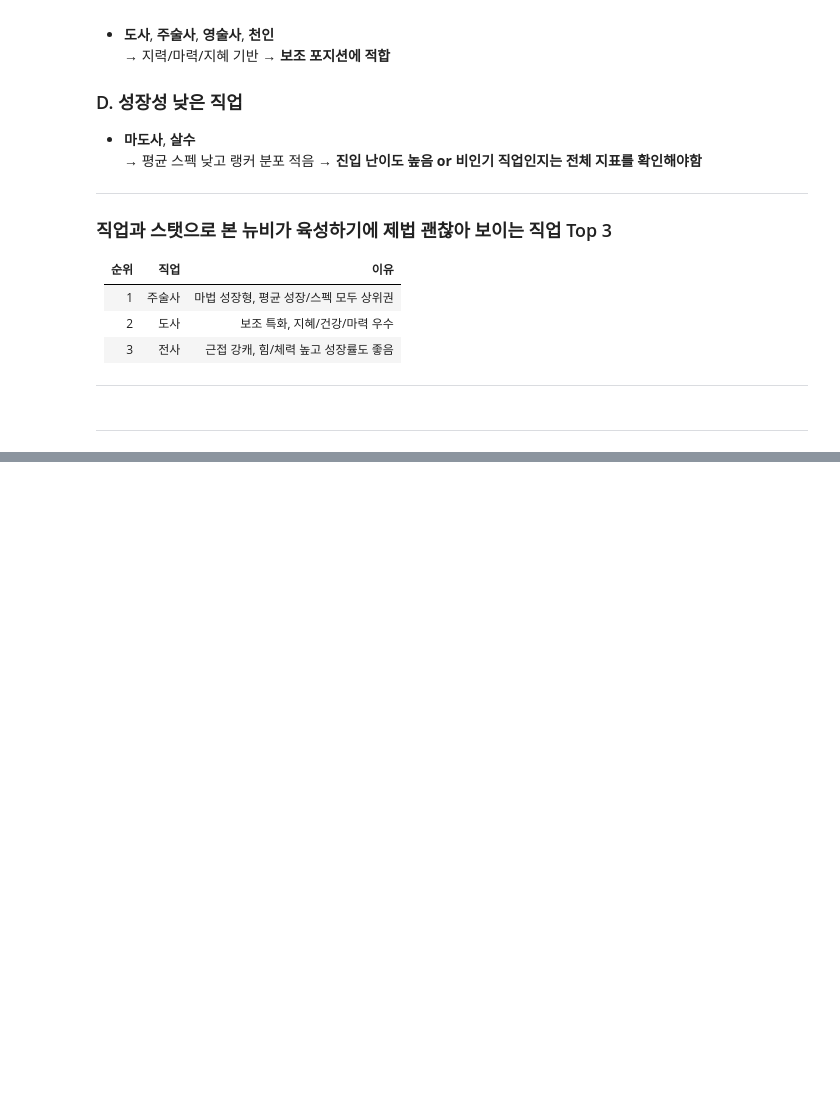
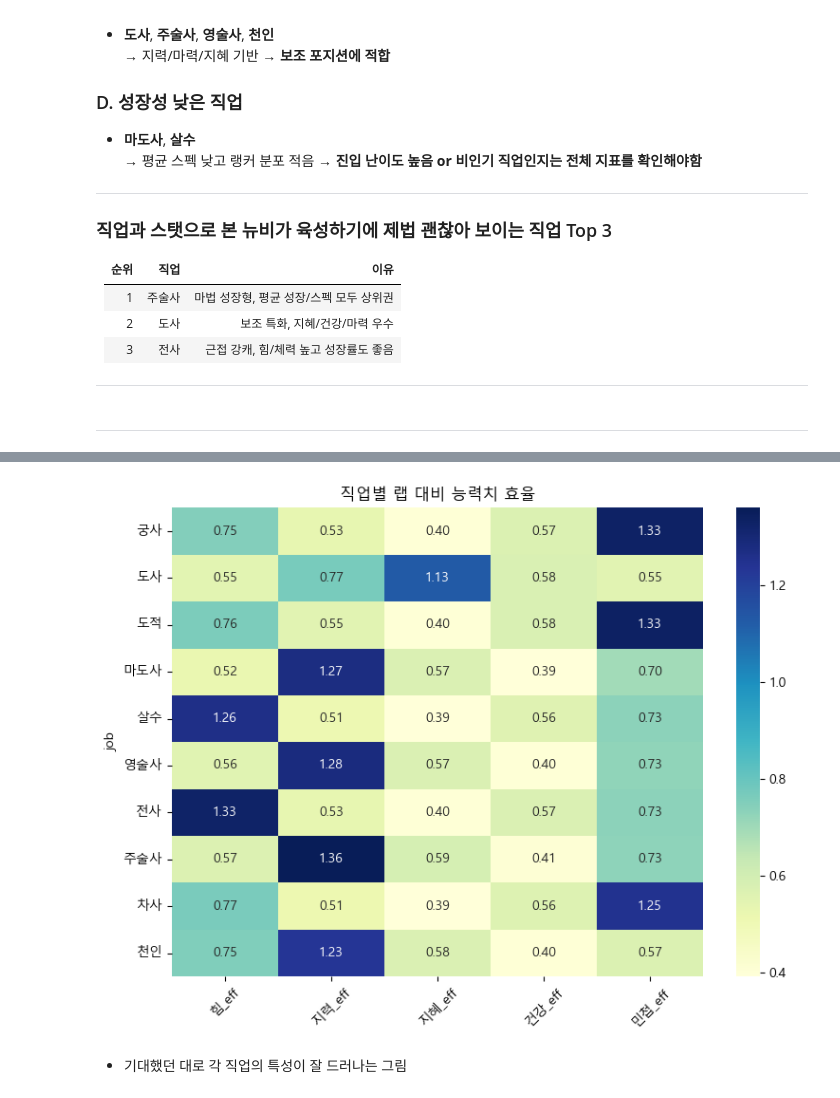
Before and after one commit to pjjongho/NEXON_API, a Jupyter notebook: Baram/main_analysis/analysis.ipynb, the cells around one changed output, grey strips where cells are left out. Cells and saved outputs as stored; diff of their text form; code cells hidden in the pictures; blank space fills up the shorter version.

```diff
--- a/Baram/main_analysis/analysis.ipynb
+++ b/Baram/main_analysis/analysis.ipynb
@@ -300,0 +294,10 @@ for col in stats_cols:
+# %%
+# 효율 계산
+stat_col = ['힘', '지력', '지혜', '건강', '민첩']
+
+for col in stat_col:
+    df[f'{col}_eff'] = df[col]/df['character_level']
+
+# 직업별 평균 효율
+eff_cols = [f'{col}_eff' for col in stat_col]
+job_stat_eff = df.groupby('job')[eff_cols].mean()
@@ -300,0 +319,13 @@ for col in stats_cols:
+# %%
+# 시각화
+plt.figure(figsize=(8,6))
+sns.heatmap(job_stat_eff.iloc[:,:5], annot=True, fmt=".2f", cmap="YlGnBu")
+plt.title("직업별 랩 대비 능력치 효율")
+plt.xticks(rotation=45)
+plt.yticks(rotation=0)
+plt.tight_layout()
+plt.show()
+# %% [output]
+[figure, added]
+# %% [markdown]
+- 기대했던 대로 각 직업의 특성이 잘 드러나는 그림
```
Also changed, not shown: parts of 33 cells of this notebook.
